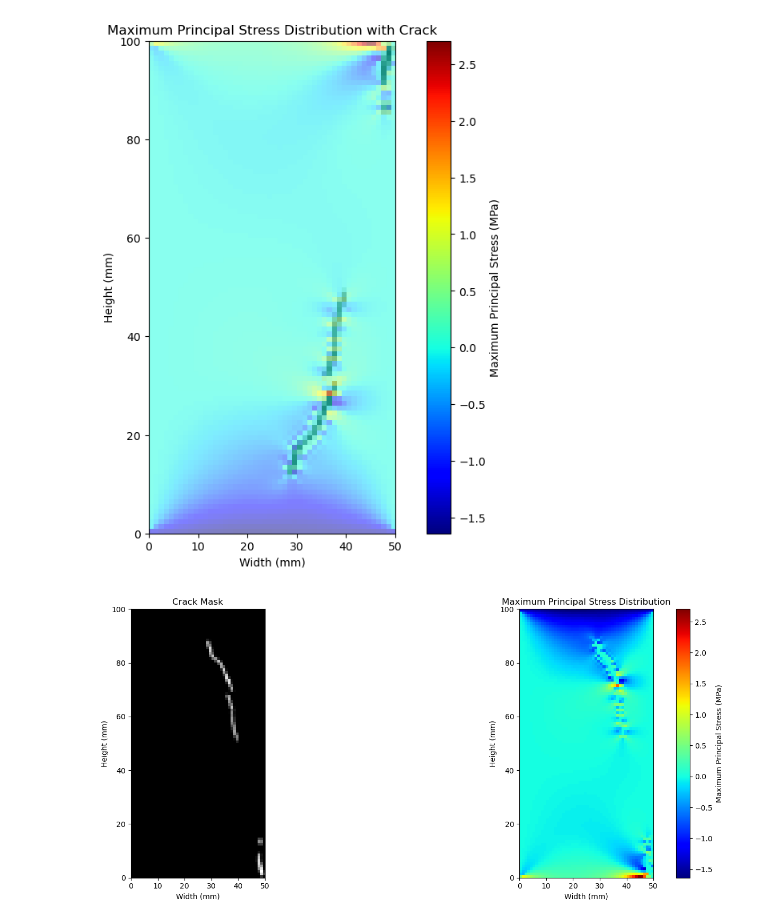
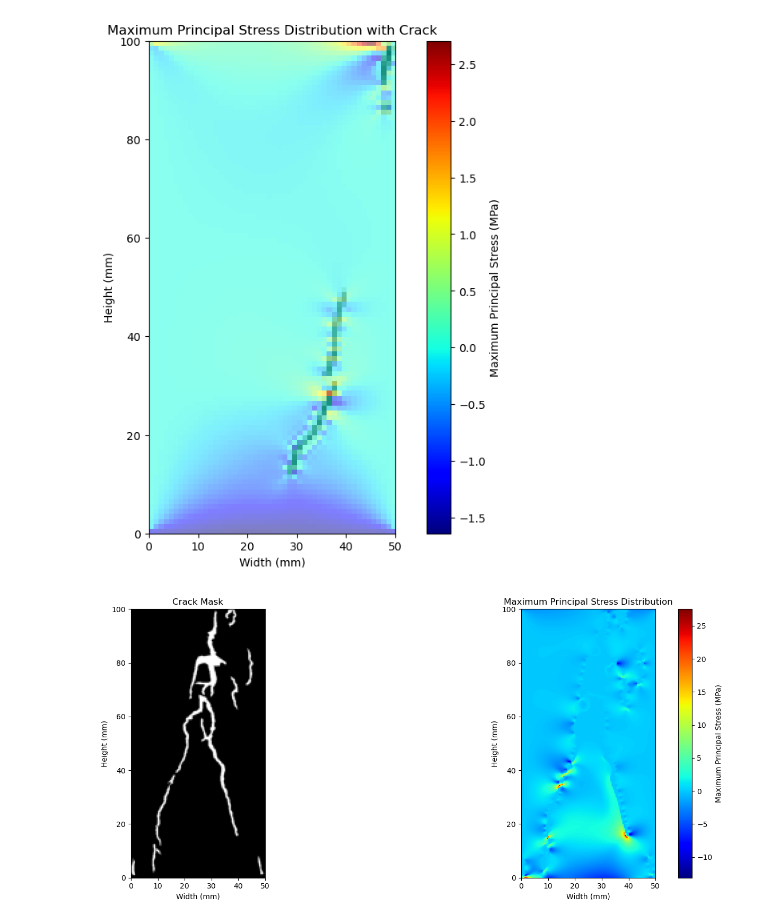
Before and after one commit to SALTYf1SH/Fea_crack_stress, a Jupyter notebook: ns0.1.ipynb, the cells around one changed output. Cells and saved outputs as stored; diff of their text form; code cells hidden in the pictures.

```diff
--- a/ns0.1.ipynb
+++ b/ns0.1.ipynb
@@ -594,15 +594,15 @@ def compute_element_matrix(node_coords, E_e, nu, thickness):
 
 def main():
     # 参数设置
-    nx, ny = 50, 100
-    width, height = 100.0, 200.0
+    nx, ny = 100, 200
+    width, height = 50.0, 100.0
     E = 210e3
     nu = 0.3
     thickness = 1.0
     applied_stress = -6.0
 
     # 读取mask图像
-    mask_image = Image.open("mask.png").convert("L")  # 转为灰度图
+    mask_image = Image.open("label142.png").convert("L")  # 转为灰度图
     mask_array = np.array(mask_image)
     # 调整mask数组大小以匹配有限元网格
     mask_array = np.array(Image.fromarray(mask_array).resize((nx, ny)))
@@ -692,31 +692,31 @@ def main():
 
         s_x, s_y, t_xy = stress
         avg = (s_x + s_y)/2
         radius = np.sqrt(((s_x - s_y)/2)**2 + t_xy**2)
         sigma1 = avg + radius
         stress_matrix[idx//nx, idx%nx] = sigma1
 
     # 绘图
     fig, axes = plt.subplots(1, 2, figsize=(15, 6))  # 1行，2列的子图
 
     # 第一个子图：Mask图像
     axes[0].imshow(mask_array, cmap='gray', extent=[0, width, 0, height])
     axes[0].set_title('Crack Mask')
     axes[0].set_xlabel('Width (mm)')
     axes[0].set_ylabel('Height (mm)')
 
     # 第二个子图：应力分布
     im = axes[1].imshow(stress_matrix, cmap='jet', extent=[0, width, 0, height])
     axes[1].set_title('Maximum Principal Stress Distribution')
     axes[1].set_xlabel('Width (mm)')
     axes[1].set_ylabel('Height (mm)')
     fig.colorbar(im, ax=axes[1], label='Maximum Principal Stress (MPa)')
 
 
     plt.tight_layout()  # 自动调整子图间距
     plt.show()
 
 if __name__ == "__main__":
     main()
 # %% [output]
-[figure, old version]
+[figure, new version]
```
Also changed, not shown: 8 other files.
